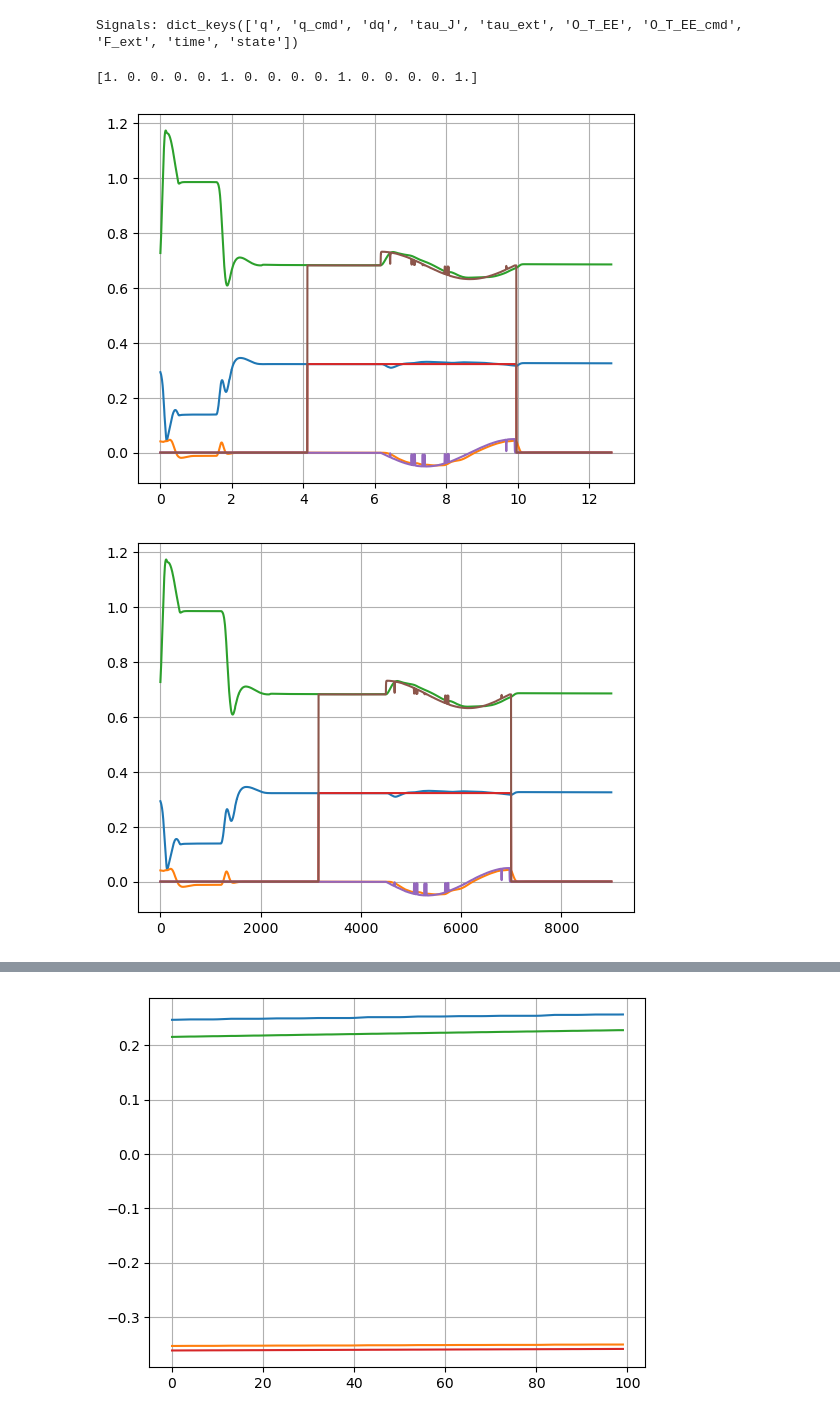
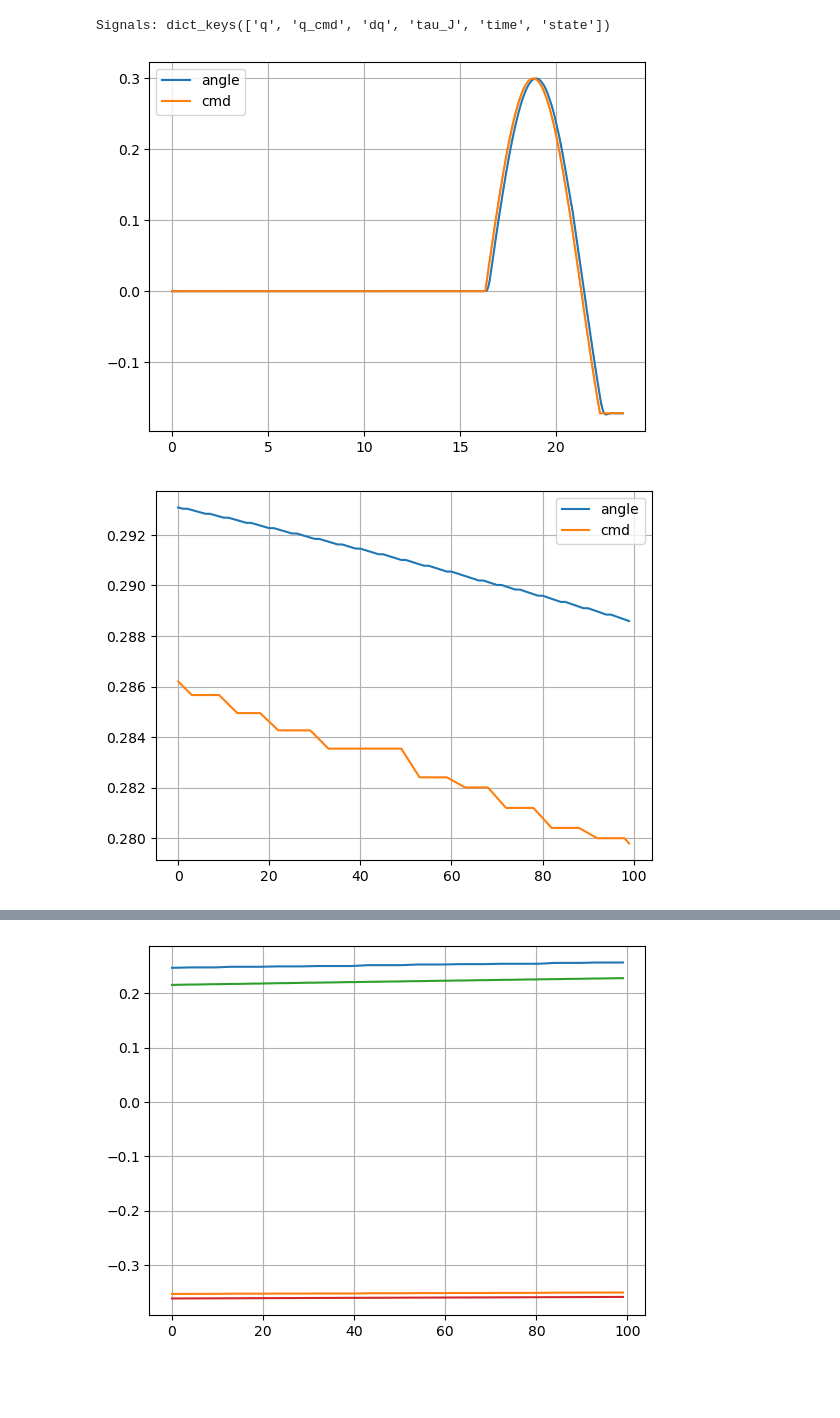
Before and after one commit to AlexanderWegenerRobotics/teleop-simulator, a Jupyter notebook: analysis/notebooks/read_logging.ipynb, the cells around one changed output, grey strips where cells are left out. Cells and saved outputs as stored; diff of their text form; code cells hidden in the pictures; blank space fills up the shorter version.

```diff
--- a/analysis/notebooks/read_logging.ipynb
+++ b/analysis/notebooks/read_logging.ipynb
@@ -7,35 +7,30 @@ from matplotlib import pyplot as plt
 
 from utils.common import read_csv_logging
 # %%
-data = read_csv_logging("../../log/arm_left_log.csv")
+data = read_csv_logging("../../log/head_log.csv")
 print(f"Signals: {data.keys()}")
 # %% [output]
-Signals: dict_keys(['q', 'q_cmd', 'dq', 'tau_J', 'tau_ext', 'O_T_EE', 'O_T_EE_cmd', 'F_ext', 'time', 'state'])
+Signals: dict_keys(['q', 'q_cmd', 'dq', 'tau_J', 'time', 'state'])
-# %%
-pos = data["O_T_EE"][:,12:15]
-pos_cmd = data["O_T_EE_cmd"][:,12:15]
-
-print(data["O_T_EE_cmd"][1,:])
-# %% [output]
-[1. 0. 0. 0. 0. 1. 0. 0. 0. 0. 1. 0. 0. 0. 0. 1.]
 # %%
-plt.plot(data["time"], pos)
-plt.plot(data["time"], pos_cmd)
+idx=1
+plt.plot(data["time"], data["q"][:,idx])
+plt.plot(data["time"], data["q_cmd"][:,idx])
 plt.grid()
+plt.legend(["angle", "cmd"])
 
 plt.show()
 # %% [output]
-[figure, old version]
+[figure, new version]
 # %%
-start, stop = 0, 10000
-
-plt.plot(pos[start:stop])
-plt.plot(pos_cmd[start:stop])
+start, stop = 15000, 15100
+plt.plot(data["q"][start:stop,0])
+plt.plot(data["q_cmd"][start:stop,0])
 plt.grid()
+plt.legend(["angle", "cmd"])
 
 plt.show()
 # %% [output]
-[figure, old version]
+[figure, new version]
 # %%
 plt.plot(data["time"], data["tau_J"])
 plt.grid()
```
Also changed, not shown: parts of 1 cell of this notebook, 6 other files.
